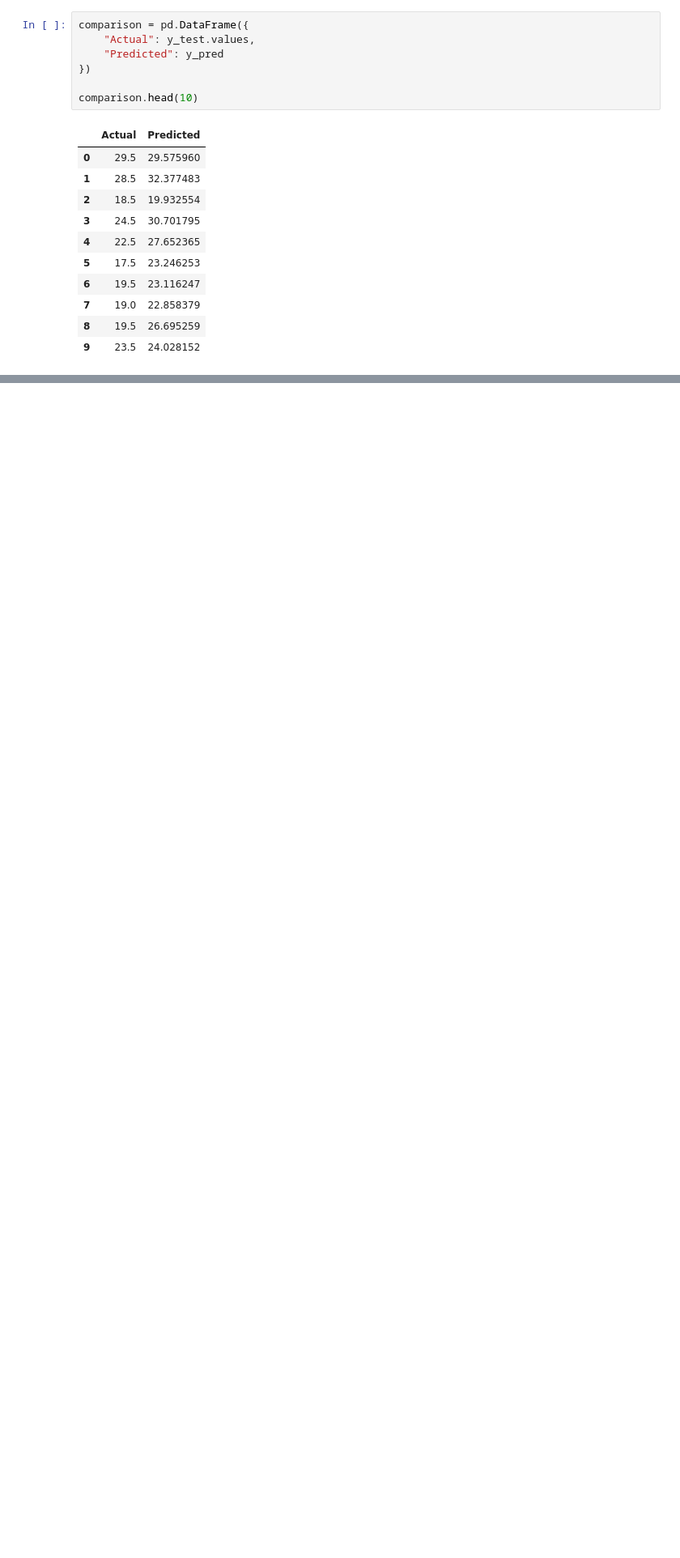
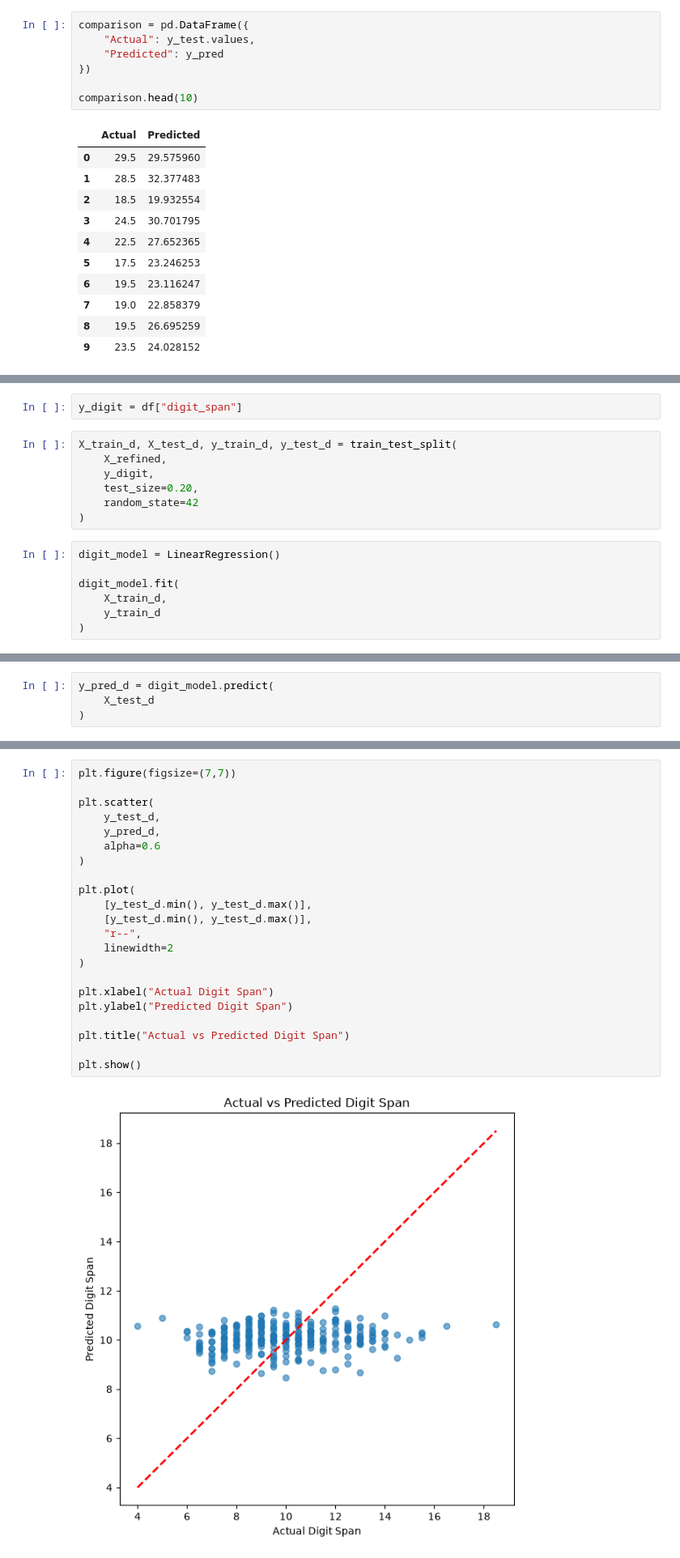
Before and after one commit to dyuti2212/memory-and-musical-training-analysis, a Jupyter notebook: notebooks/05_linear_regression_baseline.ipynb, the cells around one changed output, grey strips where cells are left out. Shown at 81% size. Drawn from its saved outputs; the diff is of its cells as text; blank space fills up the shorter version.

```diff
--- a/notebooks/05_linear_regression_baseline.ipynb
+++ b/notebooks/05_linear_regression_baseline.ipynb
@@ -138,0 +342,16 @@ plt.show()
+# %%
+y_digit = df["digit_span"]
+# %%
+X_train_d, X_test_d, y_train_d, y_test_d = train_test_split(
+    X_refined,
+    y_digit,
+    test_size=0.20,
+    random_state=42
+)
+# %%
+digit_model = LinearRegression()
+
+digit_model.fit(
+    X_train_d,
+    y_train_d
+)
@@ -138,0 +360,4 @@ plt.show()
+# %%
+y_pred_d = digit_model.predict(
+    X_test_d
+)
@@ -138,0 +389,24 @@ plt.show()
+# %%
+plt.figure(figsize=(7,7))
+
+plt.scatter(
+    y_test_d,
+    y_pred_d,
+    alpha=0.6
+)
+
+plt.plot(
+    [y_test_d.min(), y_test_d.max()],
+    [y_test_d.min(), y_test_d.max()],
+    "r--",
+    linewidth=2
+)
+
+plt.xlabel("Actual Digit Span")
+plt.ylabel("Predicted Digit Span")
+
+plt.title("Actual vs Predicted Digit Span")
+
+plt.show()
+# %% [output]
+[figure, added]
```
Also changed, not shown: parts of 28 cells of this notebook, 4 other files.
